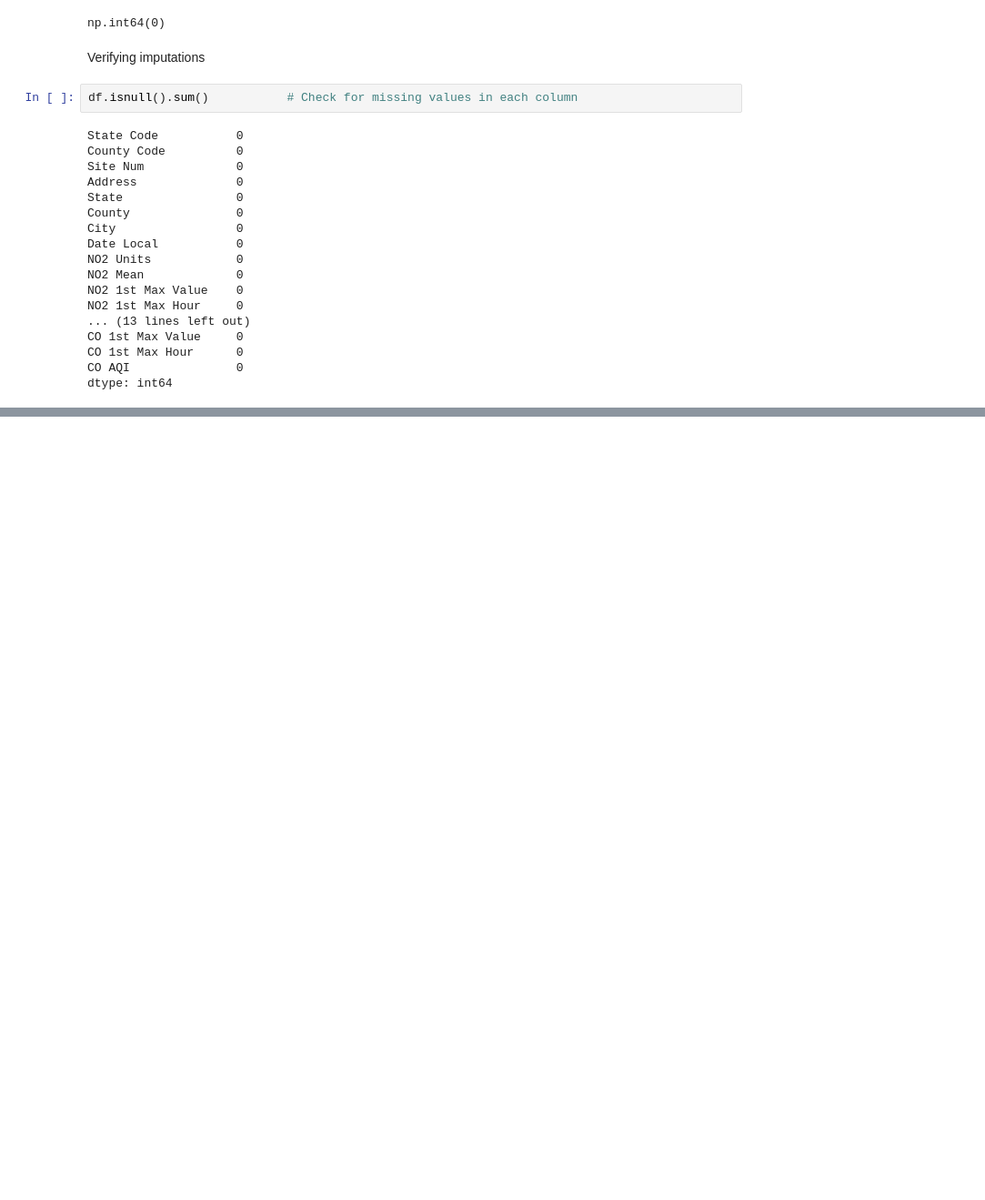
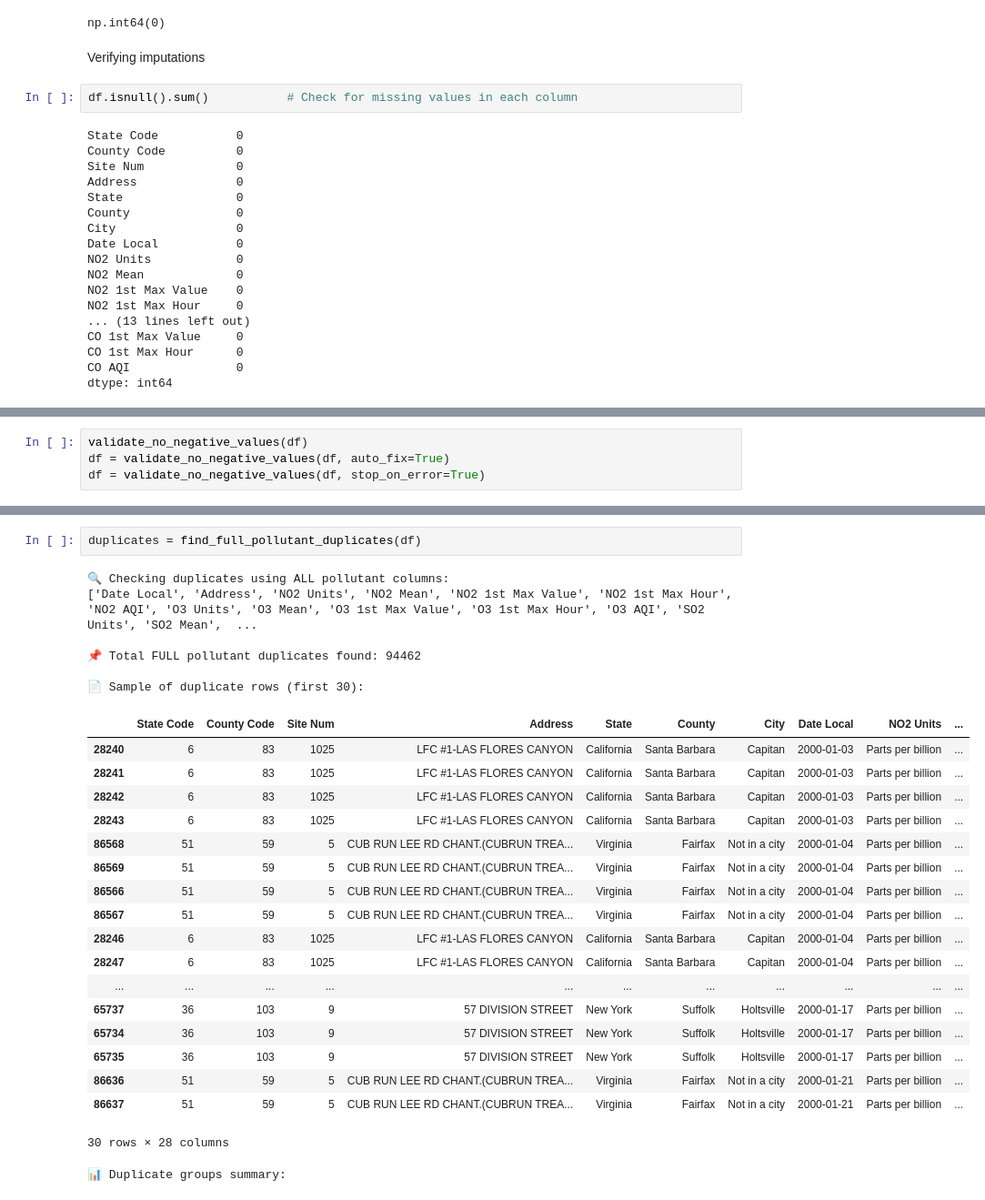
Before and after one commit to YShutko/US_pollution-_analysis, a Jupyter notebook: notebooks/etl_eda.ipynb, the cells around one changed output, grey strips where cells are left out. Shown at 91% size. Drawn from its saved outputs; the diff is of its cells as text; blank space fills up the shorter version.

Commit message:
duplicates conflicts

```diff
--- a/notebooks/etl_eda.ipynb
+++ b/notebooks/etl_eda.ipynb
@@ -418,0 +430,4 @@ And recalculating values for AQIs. Expand intervals (industry workaround) and tu
+# %%
+validate_no_negative_values(df)
+df = validate_no_negative_values(df, auto_fix=True)
+df = validate_no_negative_values(df, stop_on_error=True)
@@ -418,0 +510,28 @@ And recalculating values for AQIs. Expand intervals (industry workaround) and tu
+# %%
+duplicates = find_full_pollutant_duplicates(df)
+# %% [output]
+🔍 Checking duplicates using ALL pollutant columns:
+['Date Local', 'Address', 'NO2 Units', 'NO2 Mean', 'NO2 1st Max Value', 'NO2 1st Max Hour', 'NO2 AQI', 'O3 Units', 'O3 Mean', 'O3 1st Max Value', 'O3 1st Max Hour', 'O3 AQI', 'SO2 Units', 'SO2 Mean',  ...
+
+📌 Total FULL pollutant duplicates found: 94462
+
+📄 Sample of duplicate rows (first 30):
+|  | State Code | County Code | Site Num | Address | State | County | City | Date Local | NO2 Units | ... |
+| 28240 | 6 | 83 | 1025 | LFC #1-LAS FLORES CANYON | California | Santa Barbara | Capitan | 2000-01-03 | Parts per billion | ... |
+| 28241 | 6 | 83 | 1025 | LFC #1-LAS FLORES CANYON | California | Santa Barbara | Capitan | 2000-01-03 | Parts per billion | ... |
+| 28242 | 6 | 83 | 1025 | LFC #1-LAS FLORES CANYON | California | Santa Barbara | Capitan | 2000-01-03 | Parts per billion | ... |
+| 28243 | 6 | 83 | 1025 | LFC #1-LAS FLORES CANYON | California | Santa Barbara | Capitan | 2000-01-03 | Parts per billion | ... |
+| 86568 | 51 | 59 | 5 | CUB RUN LEE RD CHANT.(CUBRUN TREA... | Virginia | Fairfax | Not in a city | 2000-01-04 | Parts per billion | ... |
+| 86569 | 51 | 59 | 5 | CUB RUN LEE RD CHANT.(CUBRUN TREA... | Virginia | Fairfax | Not in a city | 2000-01-04 | Parts per billion | ... |
+| 86566 | 51 | 59 | 5 | CUB RUN LEE RD CHANT.(CUBRUN TREA... | Virginia | Fairfax | Not in a city | 2000-01-04 | Parts per billion | ... |
+| 86567 | 51 | 59 | 5 | CUB RUN LEE RD CHANT.(CUBRUN TREA... | Virginia | Fairfax | Not in a city | 2000-01-04 | Parts per billion | ... |
+| 28246 | 6 | 83 | 1025 | LFC #1-LAS FLORES CANYON | California | Santa Barbara | Capitan | 2000-01-04 | Parts per billion | ... |
+| 28247 | 6 | 83 | 1025 | LFC #1-LAS FLORES CANYON | California | Santa Barbara | Capitan | 2000-01-04 | Parts per billion | ... |
+| ... | ... | ... | ... | ... | ... | ... | ... | ... | ... | ... |
+| 65737 | 36 | 103 | 9 | 57 DIVISION STREET | New York | Suffolk | Holtsville | 2000-01-17 | Parts per billion | ... |
+| 65734 | 36 | 103 | 9 | 57 DIVISION STREET | New York | Suffolk | Holtsville | 2000-01-17 | Parts per billion | ... |
+| 65735 | 36 | 103 | 9 | 57 DIVISION STREET | New York | Suffolk | Holtsville | 2000-01-17 | Parts per billion | ... |
+| 86636 | 51 | 59 | 5 | CUB RUN LEE RD CHANT.(CUBRUN TREA... | Virginia | Fairfax | Not in a city | 2000-01-21 | Parts per billion | ... |
+| 86637 | 51 | 59 | 5 | CUB RUN LEE RD CHANT.(CUBRUN TREA... | Virginia | Fairfax | Not in a city | 2000-01-21 | Parts per billion | ... |
+30 rows × 28 columns
+📊 Duplicate groups summary:
```
Also changed, not shown: parts of 22 cells of this notebook.
